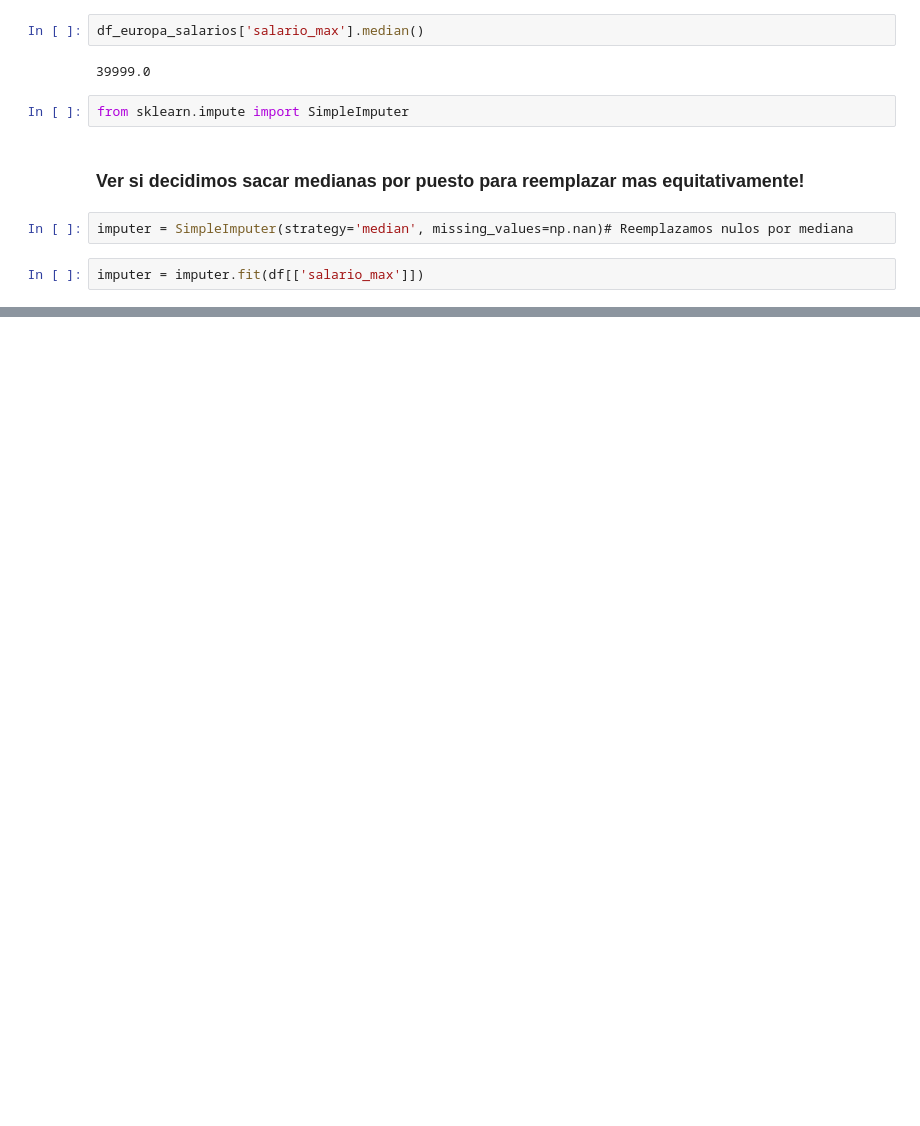
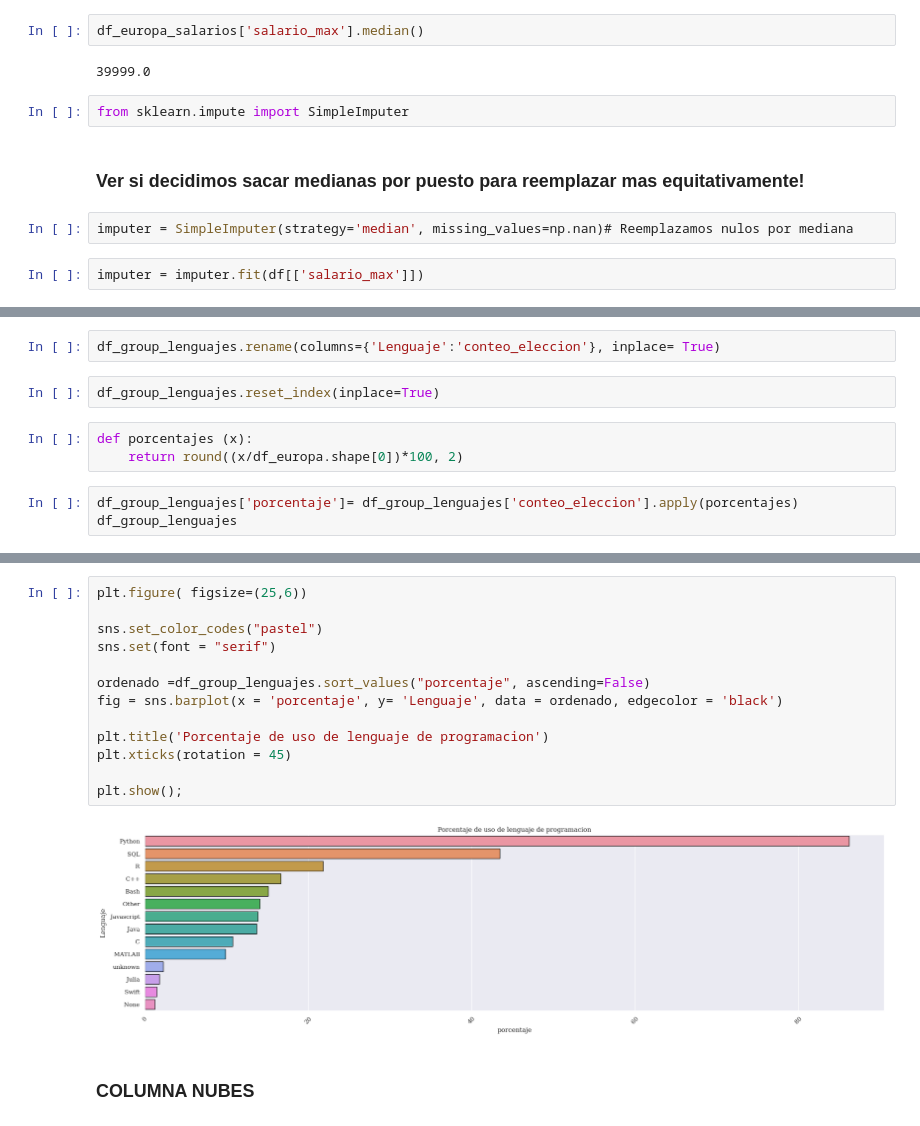
Before and after one commit to Adalab/project-DA-promo-c-modulo-2-team-5, a Jupyter notebook: sprint3_proyecto_modulo2.ipynb, the cells around one changed output, grey strips where cells are left out. Cells and saved outputs as stored; diff of their text form; blank space fills up the shorter version.

```diff
--- a/sprint3_proyecto_modulo2.ipynb
+++ b/sprint3_proyecto_modulo2.ipynb
@@ -299,0 +357,10 @@ The frame.append method is deprecated and will be removed from pandas in a futur
+# %%
+df_group_lenguajes.rename(columns={'Lenguaje':'conteo_eleccion'}, inplace= True)
+# %%
+df_group_lenguajes.reset_index(inplace=True)
+# %%
+def porcentajes (x):
+    return round((x/df_europa.shape[0])*100, 2)
+# %%
+df_group_lenguajes['porcentaje']= df_group_lenguajes['conteo_eleccion'].apply(porcentajes)
+df_group_lenguajes
@@ -299,0 +383,17 @@ The frame.append method is deprecated and will be removed from pandas in a futur
+# %%
+plt.figure( figsize=(25,6))
+
+sns.set_color_codes("pastel")
+sns.set(font = "serif")
+
+ordenado =df_group_lenguajes.sort_values("porcentaje", ascending=False)
+fig = sns.barplot(x = 'porcentaje', y= 'Lenguaje', data = ordenado, edgecolor = 'black')
+
+plt.title('Porcentaje de uso de lenguaje de programacion')
+plt.xticks(rotation = 45)
+
+plt.show();
+# %% [output]
+[figure, added]
+# %% [markdown]
+### COLUMNA NUBES
```
Also changed, not shown: parts of 46 cells of this notebook.
